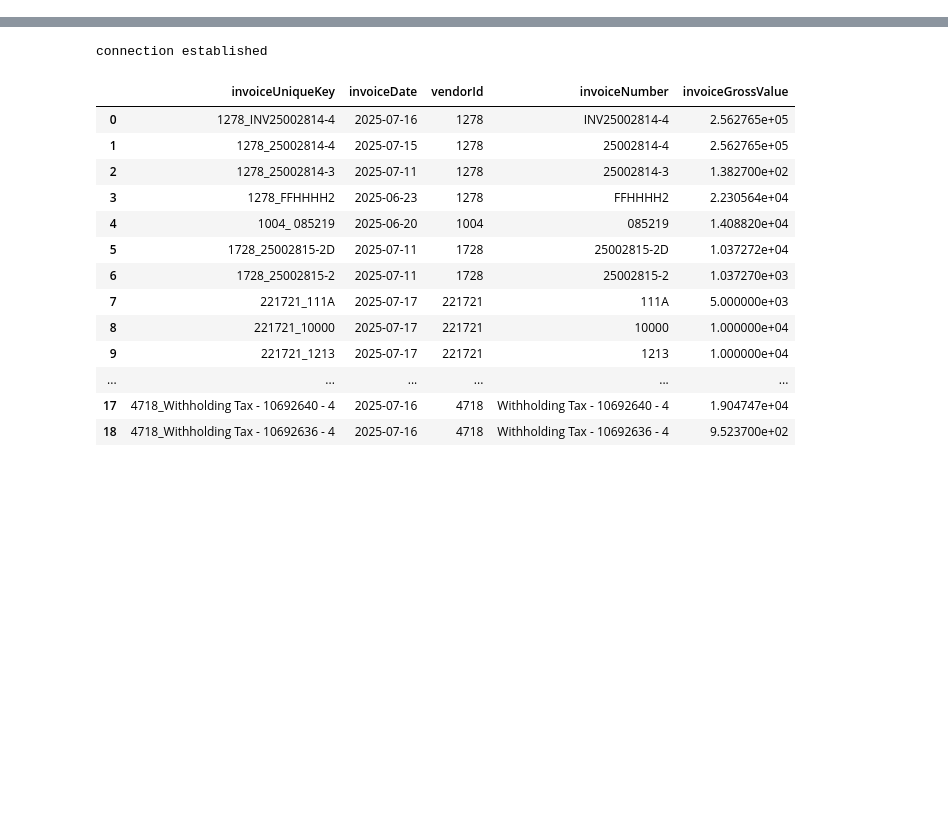
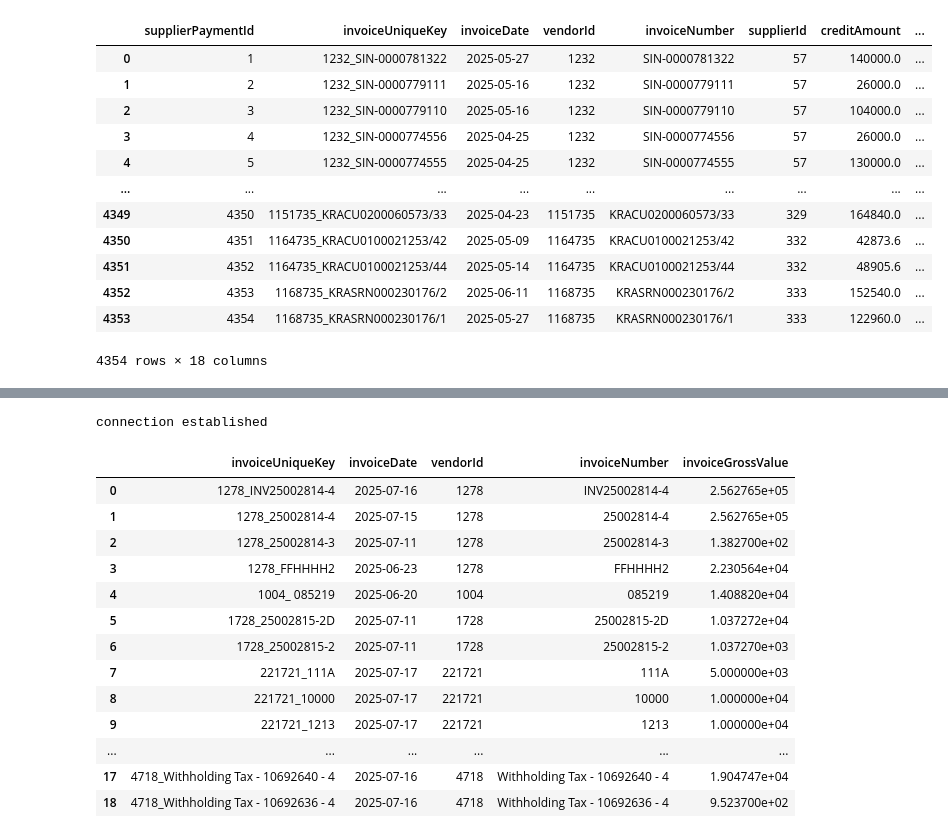
Before and after one commit to DelinJohn2/pwani-Credit-Optimization, a Jupyter notebook: test2.ipynb, the cells around one changed output, grey strips where cells are left out. Saved outputs shown, nothing was run; the diff lists cells and outputs as text; code cells hidden in the pictures; blank space fills up the shorter version.

```diff
--- a/test2.ipynb
+++ b/test2.ipynb
@@ -16,0 +117,16 @@ def normalize(text):
+# %%
+data1
+# %% [output]
+|  | supplierPaymentId | invoiceUniqueKey | invoiceDate | vendorId | invoiceNumber | supplierId | creditAmount | ... |
+| 0 | 1 | 1232_SIN-0000781322 | 2025-05-27 | 1232 | SIN-0000781322 | 57 | 140000.0 | ... |
+| 1 | 2 | 1232_SIN-0000779111 | 2025-05-16 | 1232 | SIN-0000779111 | 57 | 26000.0 | ... |
+| 2 | 3 | 1232_SIN-0000779110 | 2025-05-16 | 1232 | SIN-0000779110 | 57 | 104000.0 | ... |
+| 3 | 4 | 1232_SIN-0000774556 | 2025-04-25 | 1232 | SIN-0000774556 | 57 | 26000.0 | ... |
+| 4 | 5 | 1232_SIN-0000774555 | 2025-04-25 | 1232 | SIN-0000774555 | 57 | 130000.0 | ... |
+| ... | ... | ... | ... | ... | ... | ... | ... | ... |
+| 4349 | 4350 | 1151735_KRACU0200060573/33 | 2025-04-23 | 1151735 | KRACU0200060573/33 | 329 | 164840.0 | ... |
+| 4350 | 4351 | 1164735_KRACU0100021253/42 | 2025-05-09 | 1164735 | KRACU0100021253/42 | 332 | 42873.6 | ... |
+| 4351 | 4352 | 1164735_KRACU0100021253/44 | 2025-05-14 | 1164735 | KRACU0100021253/44 | 332 | 48905.6 | ... |
+| 4352 | 4353 | 1168735_KRASRN000230176/2 | 2025-06-11 | 1168735 | KRASRN000230176/2 | 333 | 152540.0 | ... |
+| 4353 | 4354 | 1168735_KRASRN000230176/1 | 2025-05-27 | 1168735 | KRASRN000230176/1 | 333 | 122960.0 | ... |
+4354 rows × 18 columns
```
Also changed, not shown: parts of 14 cells of this notebook, 23 other files.
